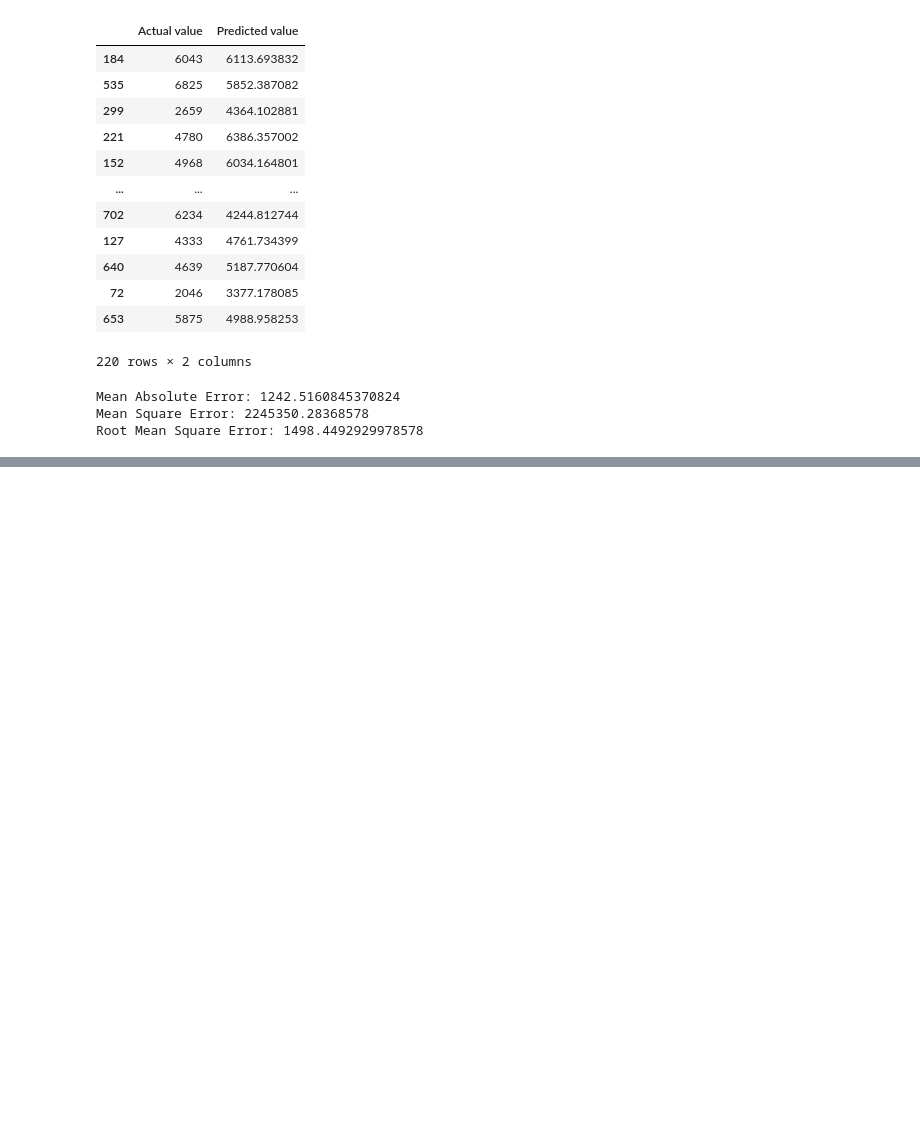
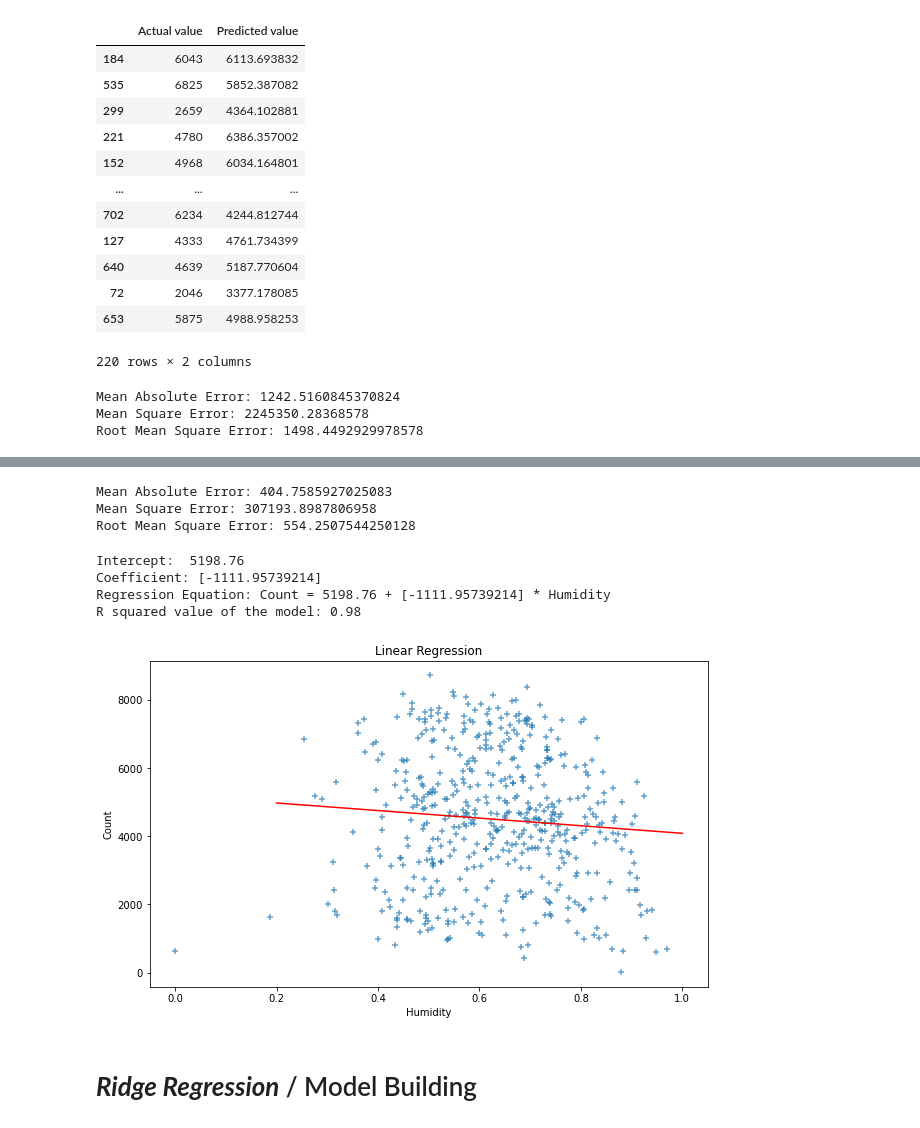
Before and after one commit to MuayadX/2nd-Project-, a Jupyter notebook: 3rd Project/ML /ML_Bikeshare_day.ipynb, the cells around one changed output, grey strips where cells are left out. Saved outputs shown, nothing was run; the diff lists cells and outputs as text; code cells hidden in the pictures; blank space fills up the shorter version.

```diff
--- a/3rd Project/ML /ML_Bikeshare_day.ipynb
+++ b/3rd Project/ML /ML_Bikeshare_day.ipynb
@@ -470,0 +690,63 @@ Root Mean Square Error: 1498.4492929978578
+# %%
+# 0 means the model is perfect. Therefore the value should be as close to 0 as possible
+meanAbErr = metrics.mean_absolute_error(y_test, y_pred_slr)
+meanSqErr = metrics.mean_squared_error(y_test, y_pred_slr)
+rootMeanSqErr = np.sqrt(metrics.mean_squared_error(y_test, y_pred_slr))
+
+print('Mean Absolute Error:', meanAbErr)
+print('Mean Square Error:', meanSqErr)
+print('Root Mean Square Error:', rootMeanSqErr)
+# %% [output]
+Mean Absolute Error: 404.7585927025083
+Mean Square Error: 307193.8987806958
+Root Mean Square Error: 554.2507544250128
+# %%
+from sklearn.model_selection import train_test_split
+from sklearn.linear_model import LinearRegression
+from sklearn import metrics
+
+#Setting the value for X and Y
+X = df[['hum']]
+y = df['cnt']
+
+#splitting the dataset
+from sklearn.model_selection import train_test_split
+X_train, X_test, y_train, y_test = train_test_split(X, y, test_size = 0.3, random_state = 100)
+
+#Implementing the linear model
+#Fitting the Linear Regression model
+from sklearn.linear_model import LinearRegression
+slr= LinearRegression()
+slr.fit(X_train, y_train)
+
+
+#Printing the model Intercept and Coefficient
+print('Intercept: ', '%.2f' % slr.intercept_)
+print('Coefficient:', slr.coef_)
+print('Regression Equation: Count =', '%.2f' % slr.intercept_ , '+',  slr.coef_ , '*',  'Humidity')
+
+# print the R-squared value for the model
+from sklearn.metrics import accuracy_score
+from sklearn.metrics import accuracy_score
+print('R squared value of the model: {:.2f} '.format(slr.score(X,y)*100))
+# %% [output]
+Intercept:  5198.76
+Coefficient: [-1111.95739214]
+Regression Equation: Count = 5198.76 + [-1111.95739214] * Humidity
+R squared value of the model: 0.98
+# %%
+#Line of best fit
+plt.figure(figsize=(10,6))
+plt.scatter(X_train, y_train, marker="+", alpha=0.7)
+
+X_plot = np.linspace(0.2, 1, 100)
+Y_plot =  5198.76 -1111.95*X_plot
+plt.plot(X_plot, Y_plot, color='r')
+plt.title('Linear Regression')
+plt.xlabel('Humidity')
+plt.ylabel('Count')
+plt.show()
+# %% [output]
+[figure, added]
+# %% [markdown]
+# *****Ridge Regression***** / Model Building
```
Also changed, not shown: parts of 44 cells of this notebook, 2 other files.
